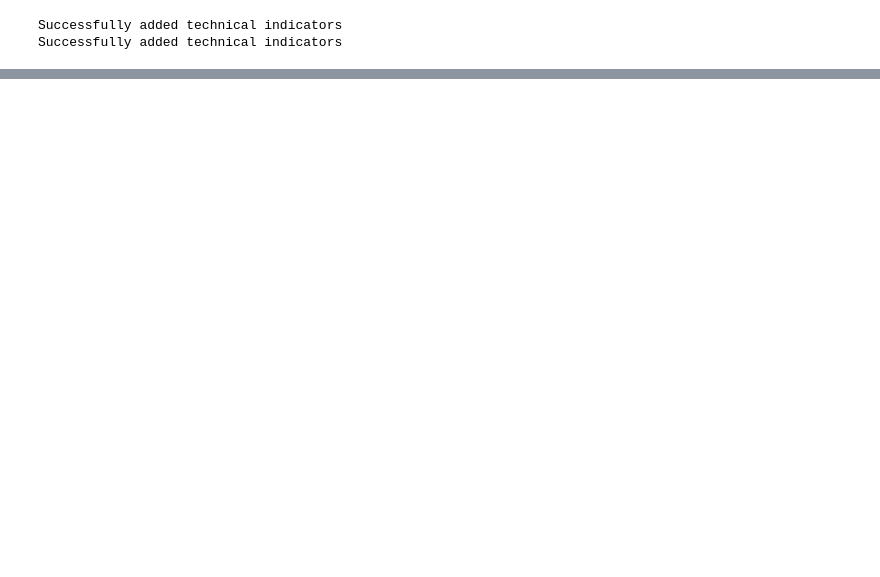
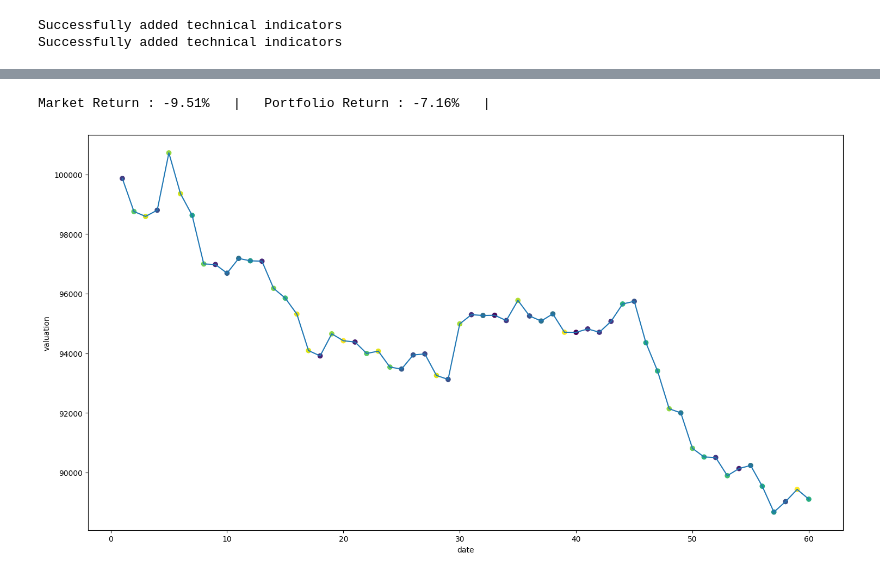
Before and after one commit to 0-JackFrost-0/CS-337-project, a Jupyter notebook: try.ipynb, the cells around one changed output, grey strips where cells are left out. Drawn from its saved outputs; the diff is of its cells as text; code cells hidden in the pictures; blank space fills up the shorter version.

```diff
--- a/try.ipynb
+++ b/try.ipynb
@@ -153,3 +153,9 @@ Market Return : 53.58%   |   Portfolio Return : 30.36%   |
+# %%
+history = simulate(env_test)
+plot_history(history)
+# %% [output]
+Market Return : -9.51%   |   Portfolio Return : -7.16%   |
+[figure, added]
 # %%
 model = PPO('MlpPolicy', env_train, verbose=1)
 model.learn(total_timesteps=timesteps)
```
Also changed, not shown: parts of 9 cells of this notebook.
